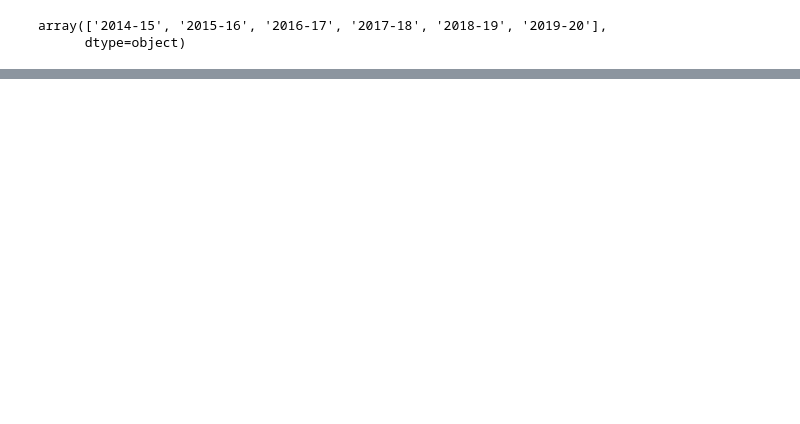
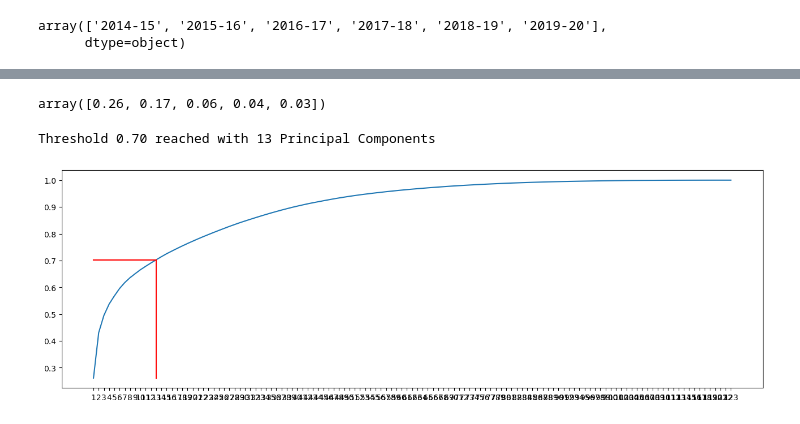
Before and after one commit to arnaud-odet/Roster_Building, a Jupyter notebook: notebooks/clustering.ipynb, the cells around one changed output, grey strips where cells are left out. Saved outputs shown, nothing was run; the diff lists cells and outputs as text; code cells hidden in the pictures; blank space fills up the shorter version.

Commit message:
Starting clustering on Muniz data

```diff
--- a/notebooks/clustering.ipynb
+++ b/notebooks/clustering.ipynb
@@ -72,0 +379,11 @@ array(['2014-15', '2015-16', '2016-17', '2017-18', '2018-19', '2019-20'],
+# %%
+from statsmodels.stats.outliers_influence import variance_inflation_factor as vif
+
+for col in drop_cols:
+    if col in df.columns:
+        df = df.drop(columns = col)
+
+all_vif = pd.DataFrame()
+all_vif["features"] = df.columns
+all_vif["vif_index"] = [vif(df.values, i) for i in range(df.shape[1])]
+round(all_vif.sort_values(by="vif_index", ascending=False), 2)[:10]
@@ -72,0 +404,6 @@ array(['2014-15', '2015-16', '2016-17', '2017-18', '2018-19', '2019-20'],
+# %%
+from sklearn.preprocessing import StandardScaler
+
+scaler = StandardScaler()
+df_scaled = scaler.fit_transform(df)
+df_scaled
@@ -72,0 +424,12 @@ array(['2014-15', '2015-16', '2016-17', '2017-18', '2018-19', '2019-20'],
+# %%
+from sklearn.decomposition import PCA
+
+
+pca = PCA()
+pca.fit(df_scaled)
+W = pca.components_
+
+W = pd.DataFrame(W.T,
+                index=df.columns,
+                columns=[f'PC{i}' for i in range(1, len(df.columns)+1)])
+display(W)
@@ -72,0 +450,23 @@ array(['2014-15', '2015-16', '2016-17', '2017-18', '2018-19', '2019-20'],
+# %%
+pca.explained_variance_ratio_[:5].round(2)
+# %% [output]
+array([0.26, 0.17, 0.06, 0.04, 0.03])
+# %%
+def find_n_PC(pca_evr,threshold, display_fig = True):
+    cs = np.cumsum(pca_evr)
+    above = cs >= threshold
+    n = above.argmax() +1
+    print(f"Threshold {threshold:.2f} reached with {n} Principal Components")
+    if display_fig:
+        fig, axs = plt.subplots(1,1,figsize = (16,5))
+        plt.plot(cs);
+        plt.plot([0,n-1],[cs[n-1],cs[n-1]], ls = '-', c = 'red');
+        plt.plot([n-1,n-1],[cs[0],cs[n-1]], ls = '-', c = 'red');
+        plt.xticks(ticks= range(len(cs)),labels=[i+1 for i in range(len(cs))])
+
+    return n
+# %%
+n_PCA = find_n_PC(pca.explained_variance_ratio_, 0.7)
+# %% [output]
+Threshold 0.70 reached with 13 Principal Components
+[figure, added]
```
Also changed, not shown: parts of 38 cells of this notebook.
